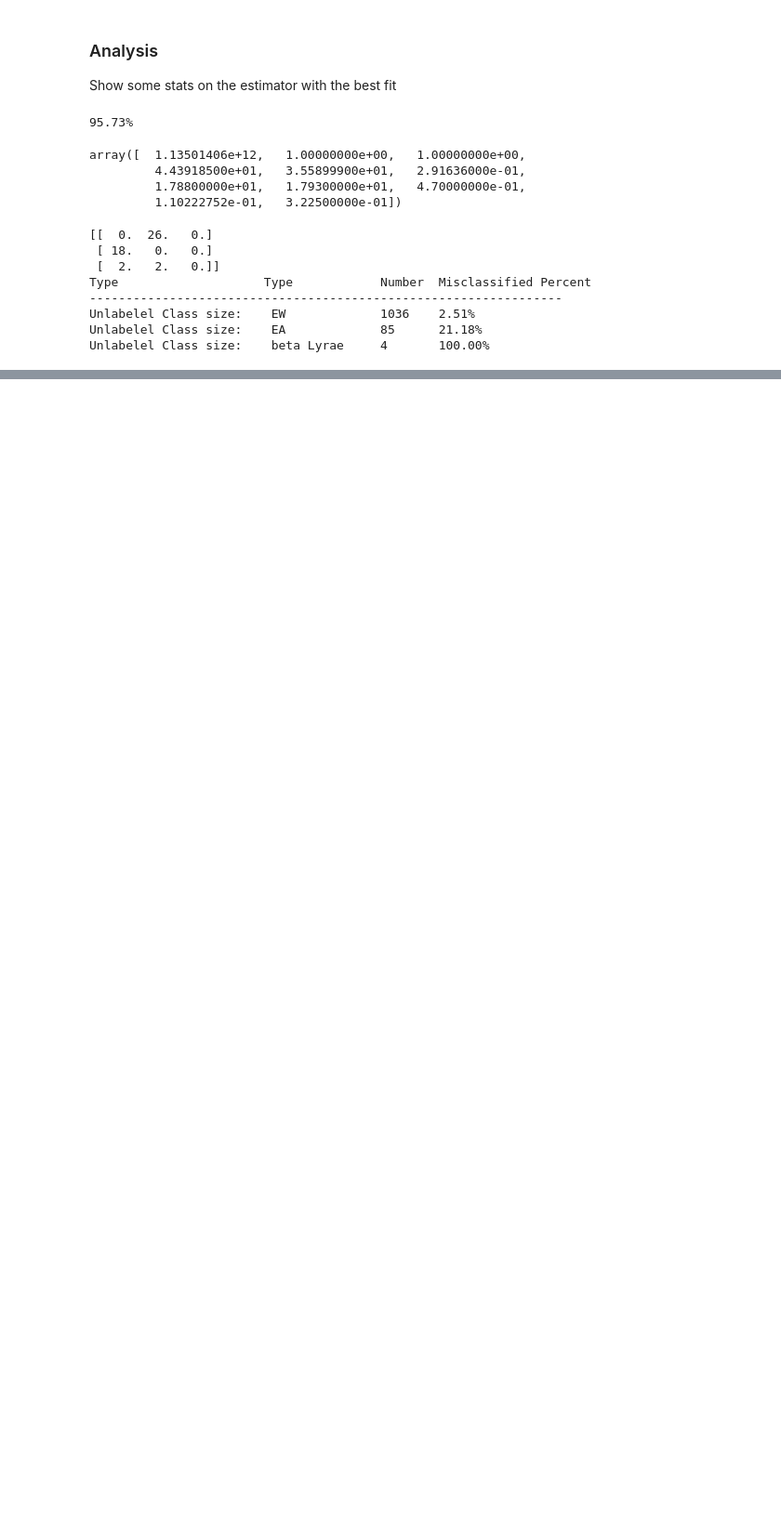
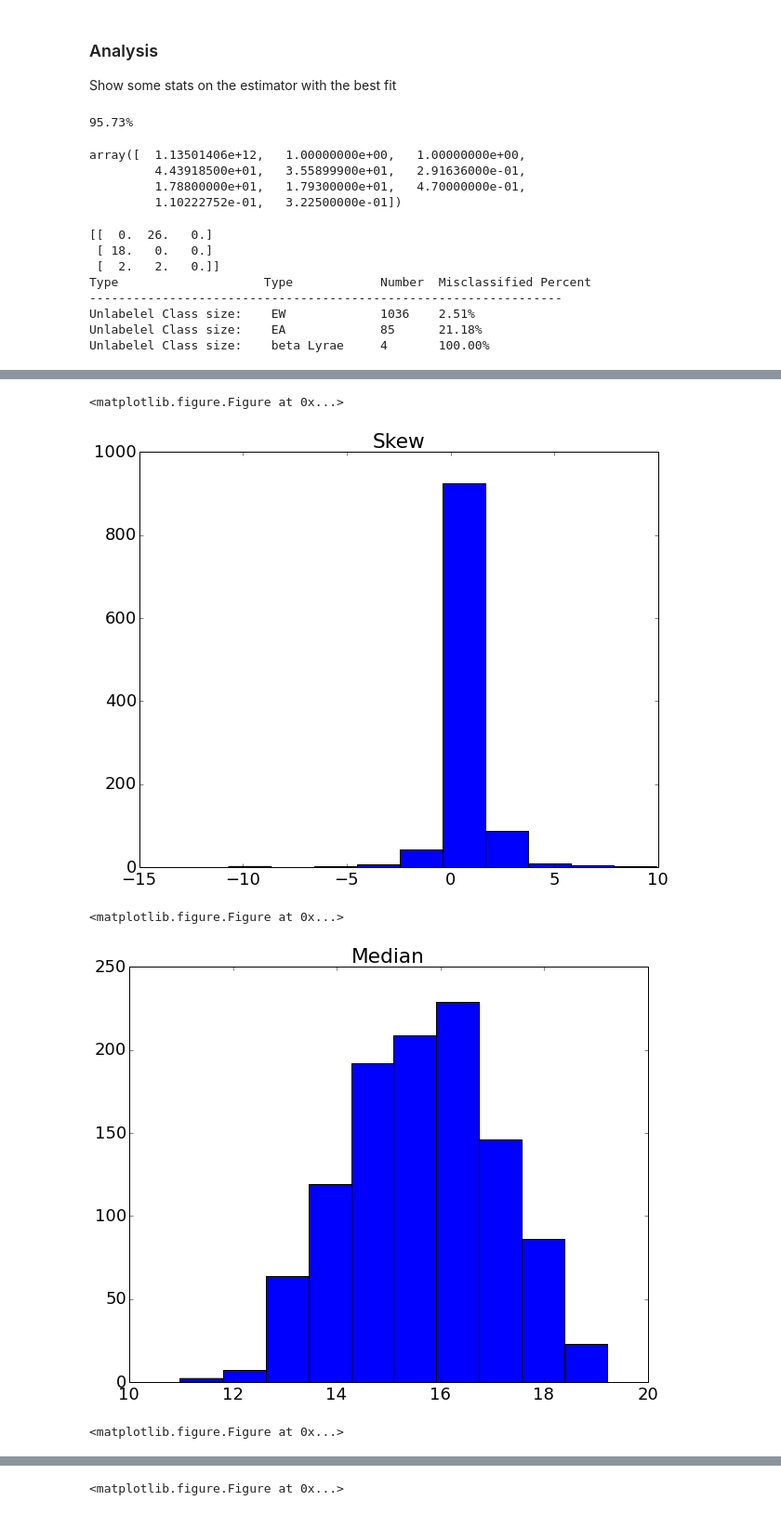
Before and after one commit to ElMejorEquipoDeLaSerena/VariableStarsClassification, a Jupyter notebook: Final.ipynb, the cells around one changed output, grey strips where cells are left out. Shown at 93% size. Drawn from its saved outputs; the diff is of its cells as text; code cells hidden in the pictures; blank space fills up the shorter version.

```diff
--- a/Final.ipynb
+++ b/Final.ipynb
@@ -583,0 +627,22 @@ pl.show()
+# %%
+plot_list = ['IQR', 'Median']
+
+for key, item in features_dict.items():
+    pl.clf()
+    fig = pl.figure()
+    ax = fig.add_subplot(1,1,1)
+
+    # Plot correct
+    param1 = test_all[correct_idx,item]
+
+    ax.hist(param1)
+
+    plt.title("{}".format(key))
+    plt.legend(loc=4)
+    pl.show ()
+# %% [output]
+<matplotlib.figure.Figure at 0x...>
+[figure, added]
+<matplotlib.figure.Figure at 0x...>
+[figure, added]
+<matplotlib.figure.Figure at 0x...>
@@ -583,0 +650 @@ pl.show()
+<matplotlib.figure.Figure at 0x...>
```
Also changed, not shown: parts of 20 cells of this notebook.
